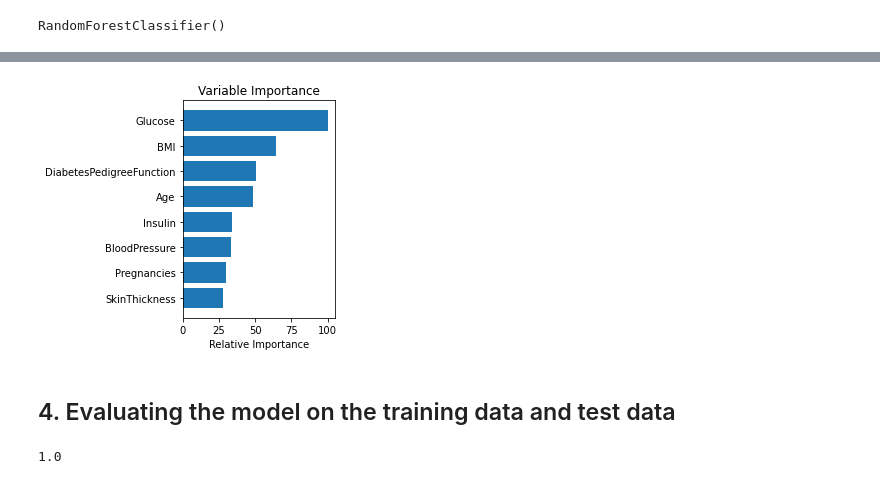
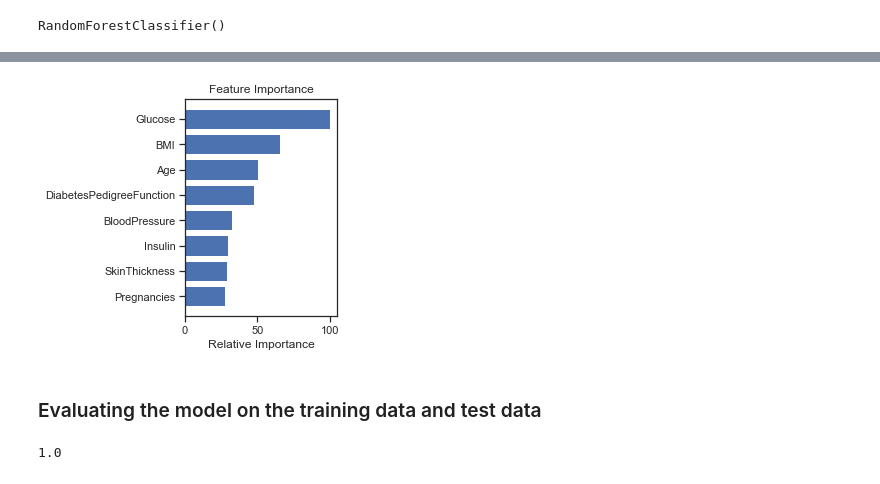
Before and after one commit to RimaHinn/MLApp-HealthTool, a Jupyter notebook: DiabetesDetectionModelBuilder.ipynb, the cells around one changed output, grey strips where cells are left out. Drawn from its saved outputs; the diff is of its cells as text; code cells hidden in the pictures.

```diff
--- a/DiabetesDetectionModelBuilder.ipynb
+++ b/DiabetesDetectionModelBuilder.ipynb
@@ -315,0 +367,6 @@ y= diabetes_data_copy["Outcome"]
+# %%
+diabetes_data_filled = pd.DataFrame(filled_X,
+                                    columns=['Pregnancies','Glucose','BloodPressure','SkinThickness',
+                                             'Insulin','BMI','DiabetesPedigreeFunction','Age'])
+
+diabetes_data_filled
@@ -315,0 +400,4 @@ y= diabetes_data_copy["Outcome"]
+# %%
+
+diabetes_clean_data = pd.concat([diabetes_data_filled.copy(),y], axis=1)
+diabetes_clean_data
@@ -315,0 +478,3 @@ y= diabetes_data_copy["Outcome"]
+# %%
+# Filter all rows for which the Pregnancy is higher than 10
+diabetes_clean_data.drop(diabetes_clean_data[diabetes_clean_data['Pregnancies'] >10].index, inplace = True)
@@ -315,0 +494,8 @@ y= diabetes_data_copy["Outcome"]
+# %%
+
+
+# Create feature matrix X
+X= diabetes_clean_data.drop("Outcome", axis=1)
+
+# Create Y - the result of X
+y= diabetes_clean_data["Outcome"]
@@ -410,21 +590,21 @@ array([0, 1, 0, 0, 1, 0, 0, 0, 0, 0, 1, 0, 0, 1, 1, 1, 1, 0, 0, 0, 0, 0,
 # %%
 # Plot of feature importance
 #After working on the data above
 feature_importance = clf.feature_importances_
 # make importances relative to max importance
 feature_importance = 100.0 * (feature_importance / feature_importance.max())
 sorted_idx = np.argsort(feature_importance)
 pos = np.arange(sorted_idx.shape[0]) + .5
 plt.subplot(1, 2, 2)
 plt.barh(pos, feature_importance[sorted_idx], align='center')
-plt.yticks(pos, diabetes_data_copy.columns[sorted_idx])#boston.feature_names[sorted_idx])
+plt.yticks(pos, diabetes_clean_data.columns[sorted_idx])
 plt.xlabel('Relative Importance')
-plt.title('Variable Importance')
+plt.title('Feature Importance')
 plt.show()
 # %% [output]
-[figure, old version]
+[figure, new version]
 # %% [markdown]
-## 4. Evaluating the model on the training data and test data
+### Evaluating the model on the training data and test data
 # %%
 
 # -- to check how well the classifier did on training data
```
Also changed, not shown: parts of 93 cells of this notebook.
